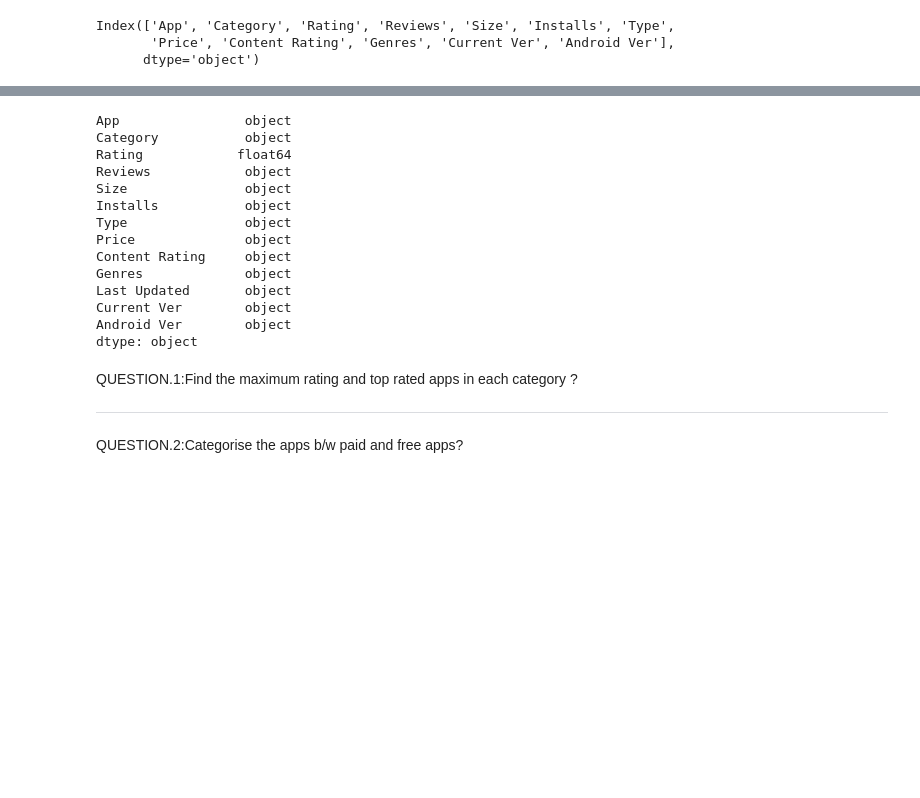
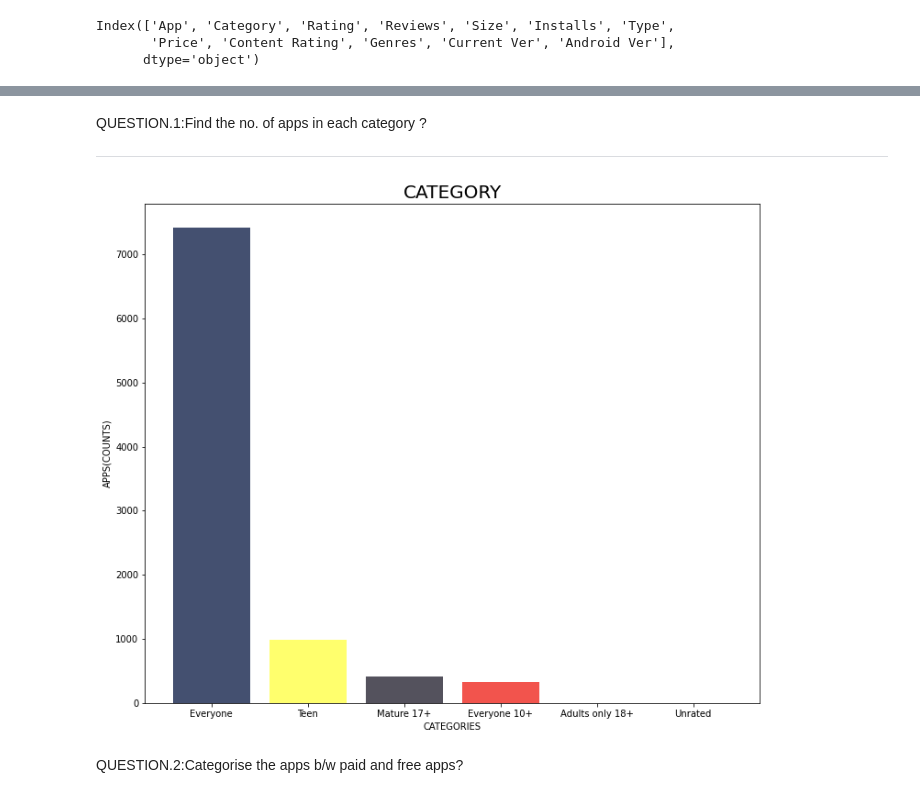
Before and after one commit to Swastik02aug/almabetter-EDA-project, a Jupyter notebook: Play_Store_App_Review_Analysis_Capstone_Project.ipynb, the cells around one changed output, grey strips where cells are left out. Drawn from its saved outputs; the diff is of its cells as text; code cells hidden in the pictures; blank space fills up the shorter version.

```diff
--- a/Play_Store_App_Review_Analysis_Capstone_Project.ipynb
+++ b/Play_Store_App_Review_Analysis_Capstone_Project.ipynb
@@ -122,23 +246,4 @@ psd.shape
-# %%
-# Now we covert the data types a/c to its requirement(Rating	Reviews 	Size  Installs  Price)
-psd['Reviews']=psd.Reviews.astype(int)
-a
-# %% [output]
-App                object
-Category           object
-Rating            float64
-Reviews            object
-Size               object
-Installs           object
-Type               object
-Price              object
-Content Rating     object
-Genres             object
-Last Updated       object
-Current Ver        object
-Android Ver        object
-dtype: object
 # %% [markdown]
-  QUESTION.1:Find the maximum rating and top rated apps in each category ?
+  QUESTION.1:Find the no. of apps in each category ?
 
 ---
@@ -147,3 +250,24 @@ dtype: object
+# %%
+#code
+# here we no. of apps lies in each  categories
+psd['Category'].value_counts()
+x2 = psd['Content Rating'].value_counts().index
+y2 = psd['Content Rating'].value_counts()
+
+x2sis = []
+y2sis = []
+for i in range(len(x2)):
+    x2sis.append(x2[i])
+    y2sis.append(y2[i])
+
+#plot
+plt.figure(figsize=(12,10))
+plt.bar(x2sis,y2sis,width=0.8,color=['#15244C','#FFFF48','#292734','#EF2920','#CD202D','#ECC5F2'], alpha=0.8);
+plt.title('CATEGORY',size = 20);
+plt.ylabel('APPS(COUNTS)');
+plt.xlabel('CATEGORIES');
+# %% [output]
+[figure, added]
 # %% [markdown]
 QUESTION.2:Categorise the apps b/w paid and free apps?
 # %%
```
Also changed, not shown: parts of 17 cells of this notebook.
